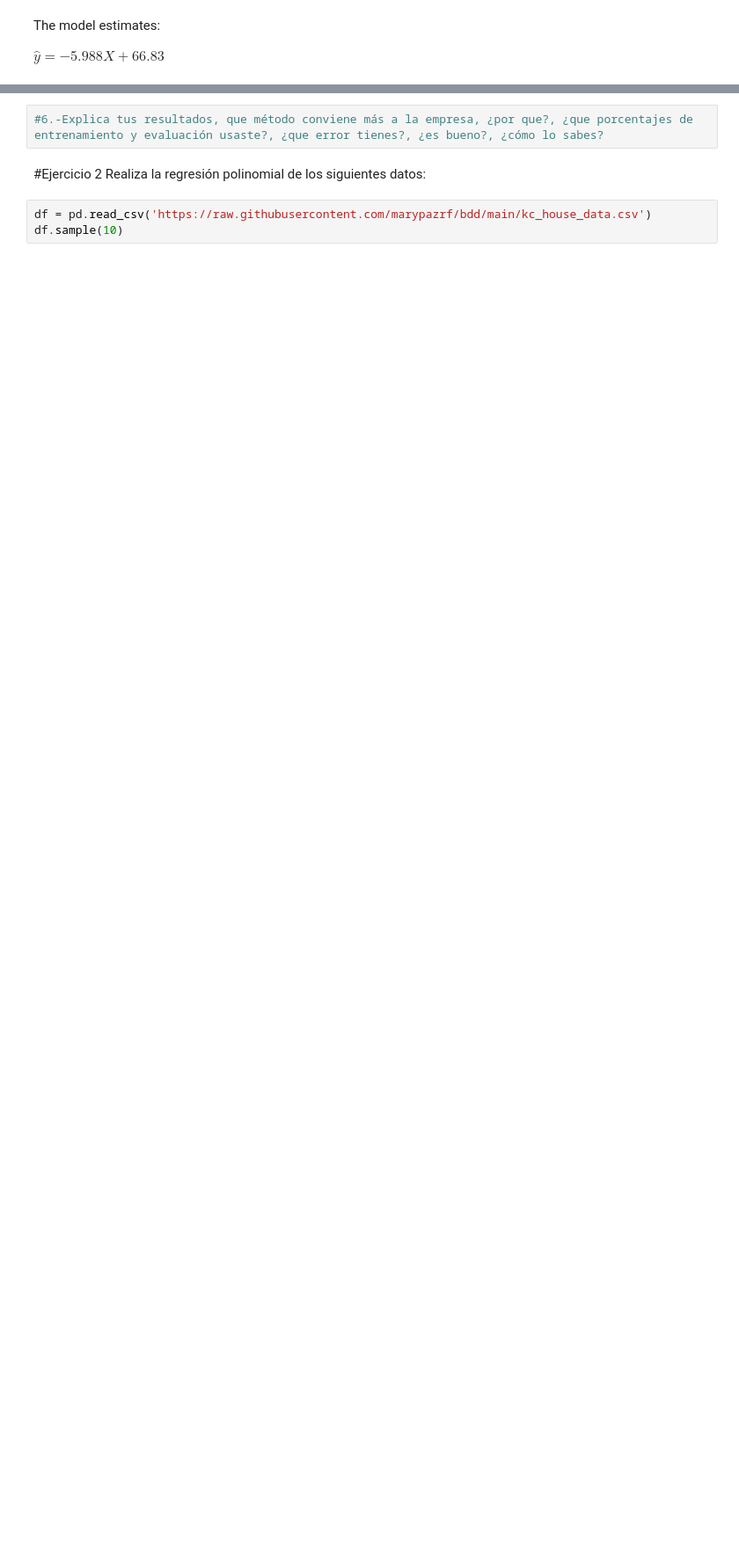
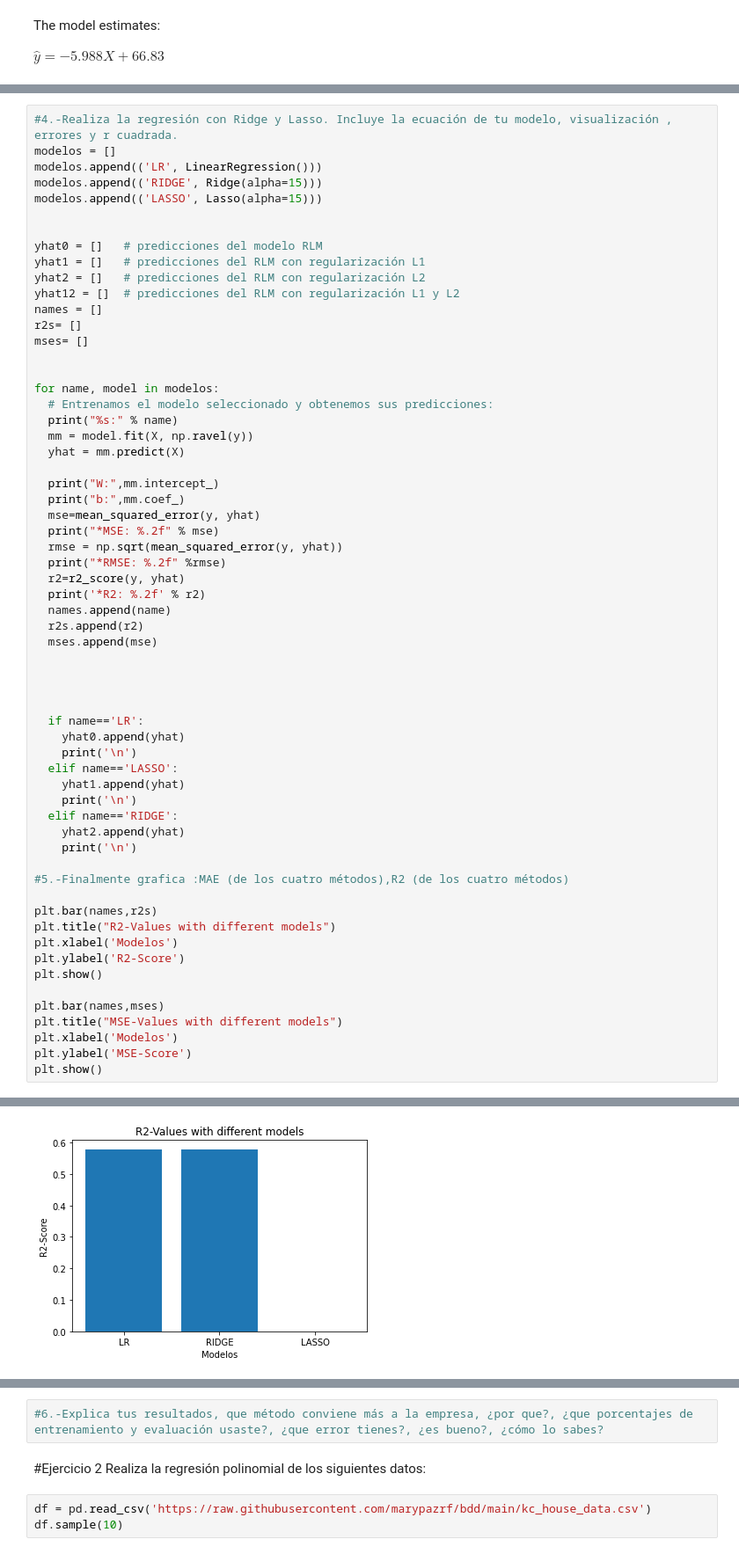
Before and after one commit to PosgradoMNA/Atividades-de-aprendizaje-SamaraGarcia, a Jupyter notebook: Assigment07_Regresion_lineal_polinomial.ipynb, the cells around one changed output, grey strips where cells are left out. Shown at 88% size. Saved outputs shown, nothing was run; the diff lists cells and outputs as text; blank space fills up the shorter version.

```diff
--- a/Assigment07_Regresion_lineal_polinomial.ipynb
+++ b/Assigment07_Regresion_lineal_polinomial.ipynb
@@ -190,0 +193,62 @@ plt.axis([-3, 3, 0, 10]);
+# %%
+#4.-Realiza la regresión con Ridge y Lasso. Incluye la ecuación de tu modelo, visualización , errores y r cuadrada.
+modelos = []
+modelos.append(('LR', LinearRegression()))
+modelos.append(('RIDGE', Ridge(alpha=15)))
+modelos.append(('LASSO', Lasso(alpha=15)))
+
+
+yhat0 = []   # predicciones del modelo RLM
+yhat1 = []   # predicciones del RLM con regularización L1
+yhat2 = []   # predicciones del RLM con regularización L2
+yhat12 = []  # predicciones del RLM con regularización L1 y L2
+names = []
+r2s= []
+mses= []
+
+
+for name, model in modelos:
+  # Entrenamos el modelo seleccionado y obtenemos sus predicciones:
+  print("%s:" % name)
+  mm = model.fit(X, np.ravel(y))
+  yhat = mm.predict(X)
+
+  print("W:",mm.intercept_)
+  print("b:",mm.coef_)
+  mse=mean_squared_error(y, yhat)
+  print("*MSE: %.2f" % mse)
+  rmse = np.sqrt(mean_squared_error(y, yhat))
+  print("*RMSE: %.2f" %rmse)
+  r2=r2_score(y, yhat)
+  print('*R2: %.2f' % r2)
+  names.append(name)
+  r2s.append(r2)
+  mses.append(mse)
+
+
+
+
+  if name=='LR':
+    yhat0.append(yhat)
+    print('\n')
+  elif name=='LASSO':
+    yhat1.append(yhat)
+    print('\n')
+  elif name=='RIDGE':
+    yhat2.append(yhat)
+    print('\n')
+
+#5.-Finalmente grafica :MAE (de los cuatro métodos),R2 (de los cuatro métodos)
+
+plt.bar(names,r2s)
+plt.title("R2-Values with different models")
+plt.xlabel('Modelos')
+plt.ylabel('R2-Score')
+plt.show()
+
+plt.bar(names,mses)
+plt.title("MSE-Values with different models")
+plt.xlabel('Modelos')
+plt.ylabel('MSE-Score')
+plt.show()
+# %% [output]
@@ -190,0 +272 @@ plt.axis([-3, 3, 0, 10]);
+[figure, added]
```
Also changed, not shown: parts of 19 cells of this notebook.
